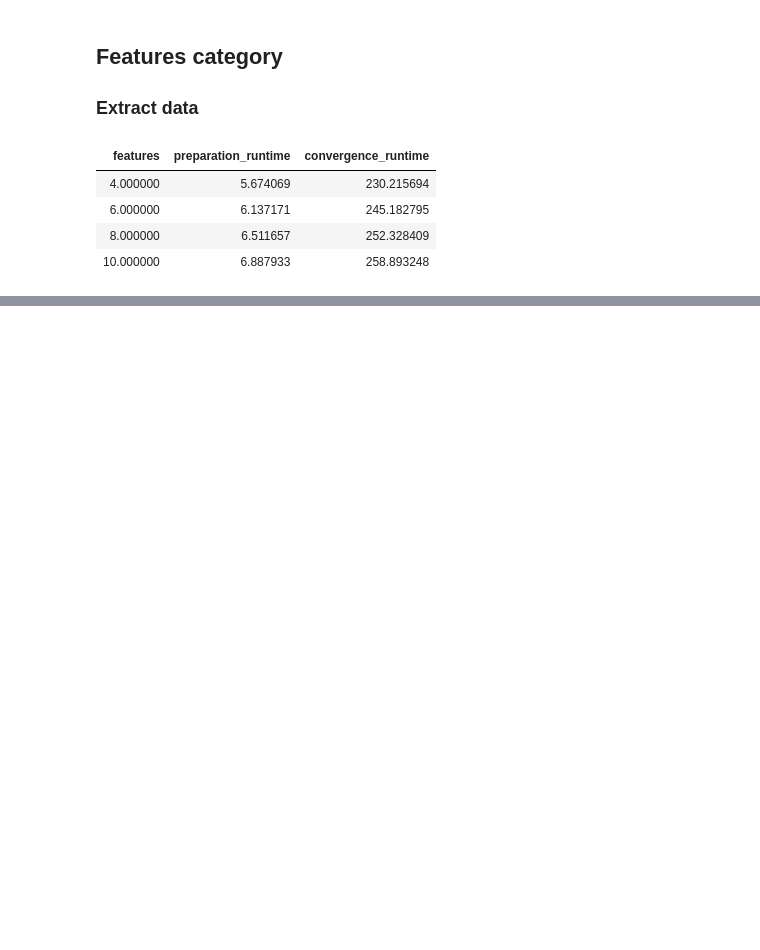
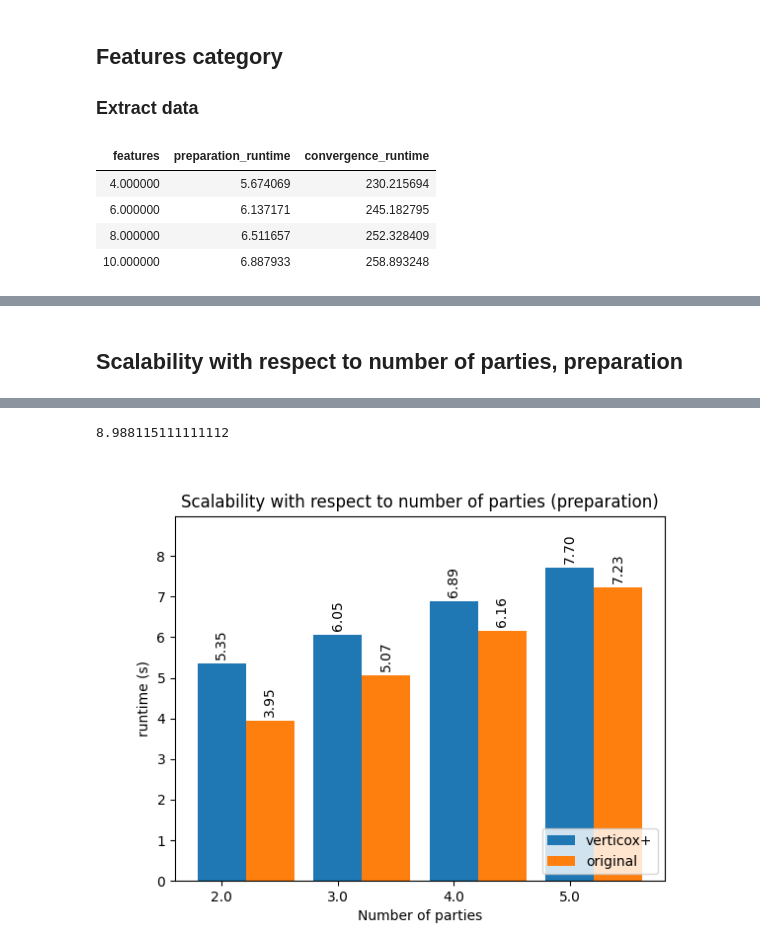
Before and after one commit to CARRIER-project/verticox, a Jupyter notebook: plot_benchmarks_with_c_index.ipynb, the cells around one changed output, grey strips where cells are left out. Drawn from its saved outputs; the diff is of its cells as text; code cells hidden in the pictures; blank space fills up the shorter version.

```diff
--- a/plot_benchmarks_with_c_index.ipynb
+++ b/plot_benchmarks_with_c_index.ipynb
@@ -259,0 +341,15 @@ plt.show()
+# %% [markdown]
+## Scalability with respect to number of parties, preparation
+# %%
+query = "category == 'parties_vs_iterations' & iterations == 100"
+ours_parties = df_mean.query(query)
+
+original_parties = original_mean.query(query)
+
+display(ours_parties)
+display(original_parties)
+
+x = ours_parties["parties"]
+data = [ours_parties["preparation_runtime"], original_parties["preparation_runtime"]]
+plot_comparison(x, data, labels, "Scalability with respect to number of parties (preparation)", "Number of parties")
+# %% [output]
@@ -259,0 +366,2 @@ plt.show()
+8.988115111111112
+[figure, added]
```
Also changed, not shown: parts of 22 cells of this notebook, 1 other file.
